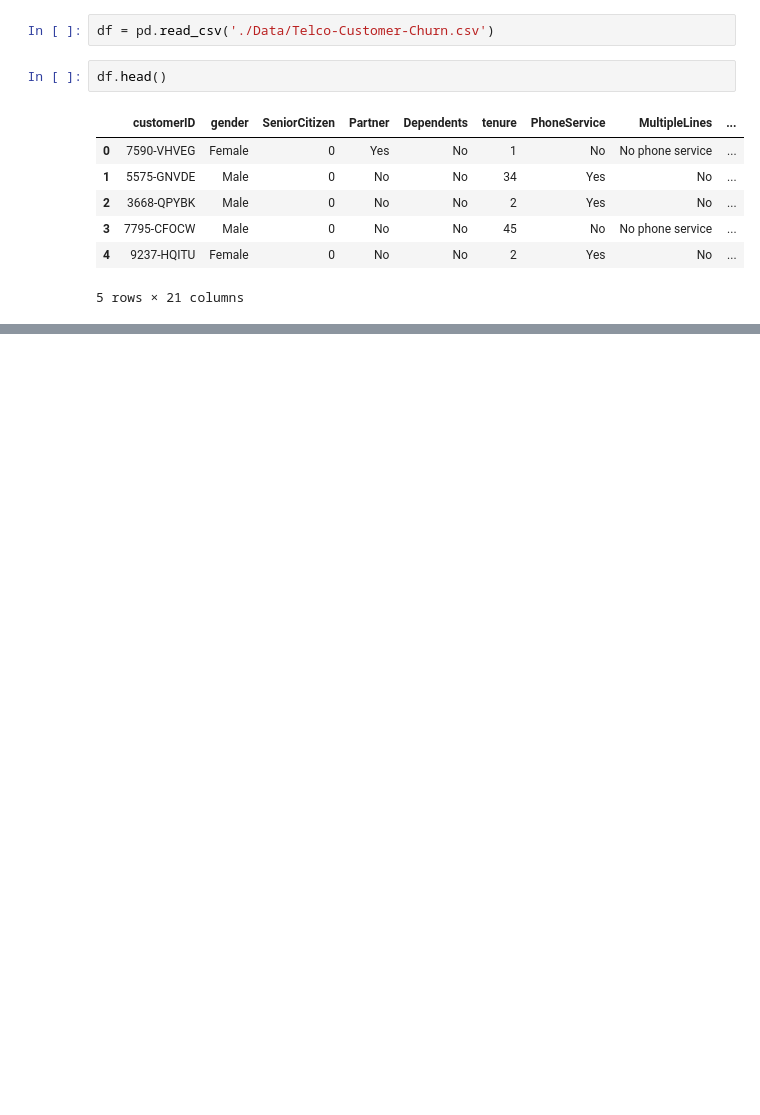
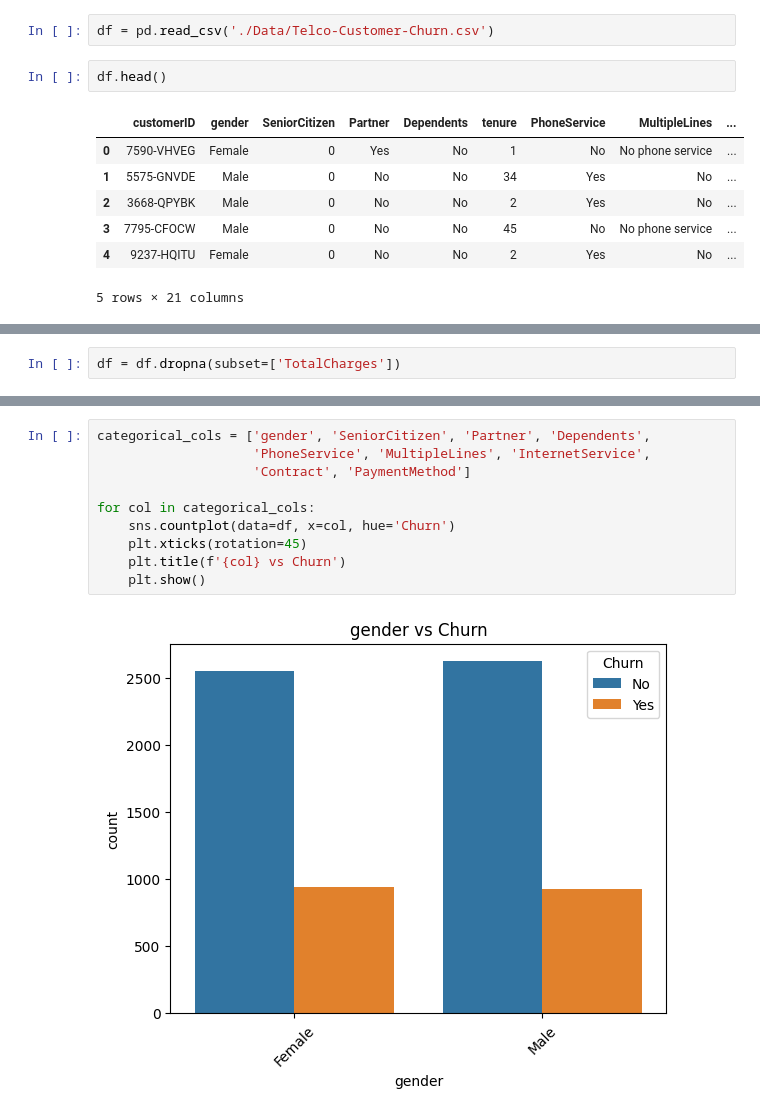
Before and after one commit to bhaveshnegi/Customer-Churn-Prediction-System, a Jupyter notebook: customer_churn.ipynb, the cells around one changed output, grey strips where cells are left out. Saved outputs shown, nothing was run; the diff lists cells and outputs as text; blank space fills up the shorter version.

```diff
--- a/customer_churn.ipynb
+++ b/customer_churn.ipynb
@@ -14,0 +174,2 @@ df.head()
+# %%
+df = df.dropna(subset=['TotalCharges'])
@@ -14,0 +265,12 @@ df.head()
+# %%
+categorical_cols = ['gender', 'SeniorCitizen', 'Partner', 'Dependents',
+                    'PhoneService', 'MultipleLines', 'InternetService',
+                    'Contract', 'PaymentMethod']
+
+for col in categorical_cols:
+    sns.countplot(data=df, x=col, hue='Churn')
+    plt.xticks(rotation=45)
+    plt.title(f'{col} vs Churn')
+    plt.show()
+# %% [output]
+[figure, added]
```
Also changed, not shown: parts of 28 cells of this notebook, 1 other file.
